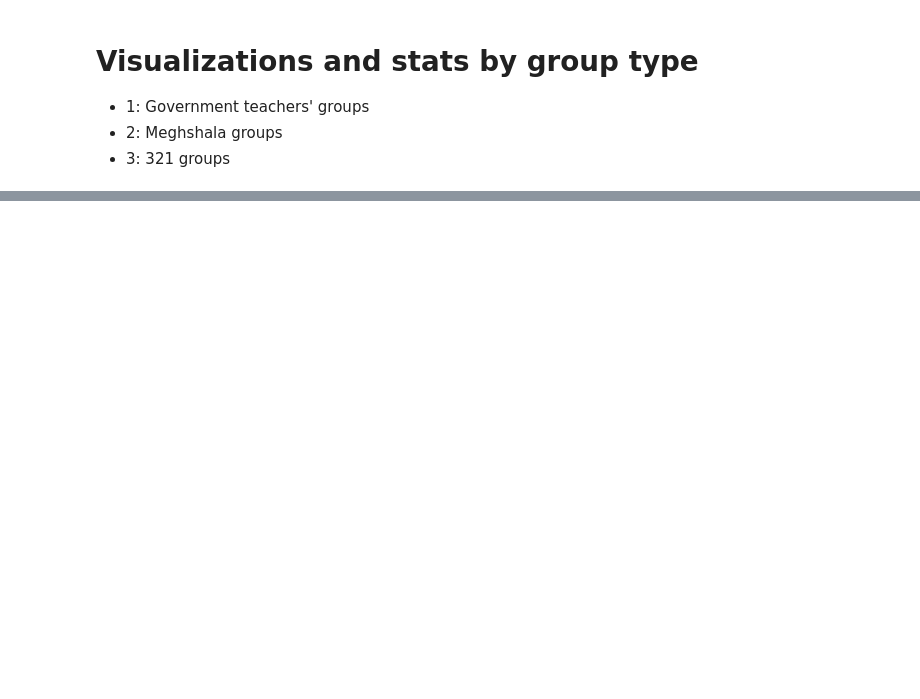
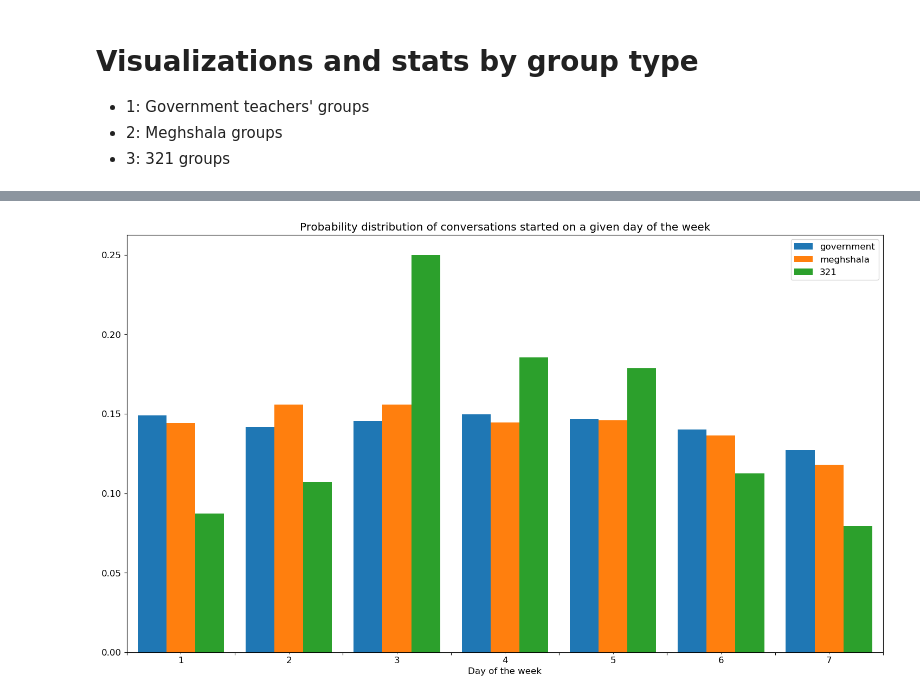
Before and after one commit to noelkonagai/specialization_project, a Jupyter notebook: code/chkpt3_visualization.ipynb, the cells around one changed output, grey strips where cells are left out. Saved outputs shown, nothing was run; the diff lists cells and outputs as text; code cells hidden in the pictures; blank space fills up the shorter version.

```diff
--- a/code/chkpt3_visualization.ipynb
+++ b/code/chkpt3_visualization.ipynb
@@ -206,0 +246,4 @@ plot_normalized_message_count_distribution(80, 50)
+# %%
+plot_day_distribution(parameter, value)
+# %% [output]
+[figure, added]
```
Also changed, not shown: parts of 40 cells of this notebook, 55 other files.
